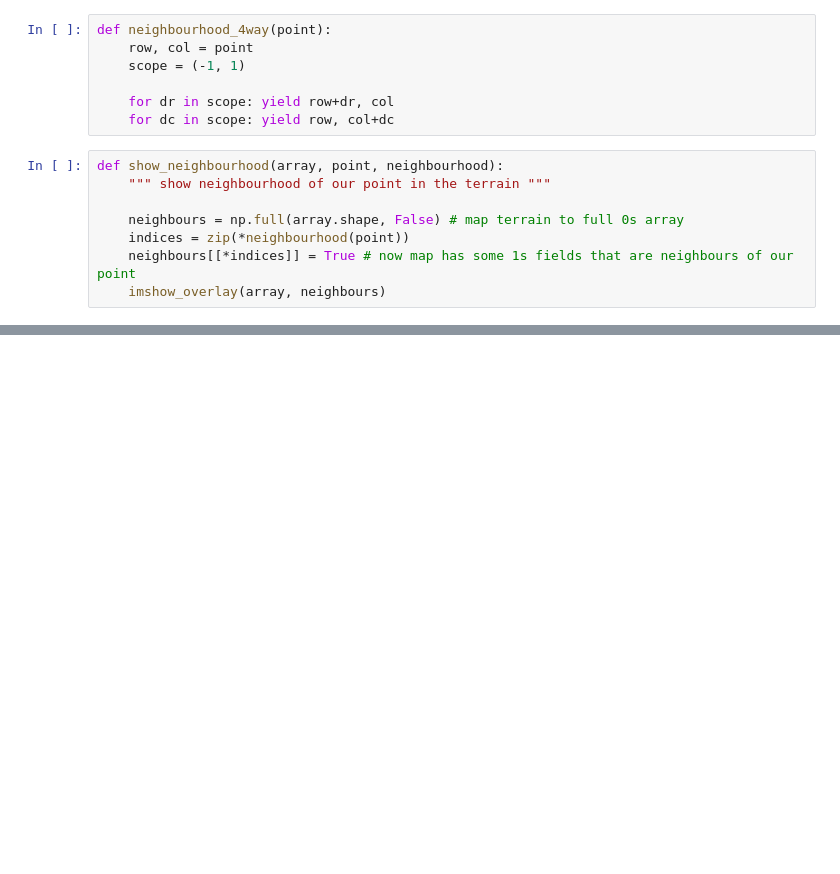
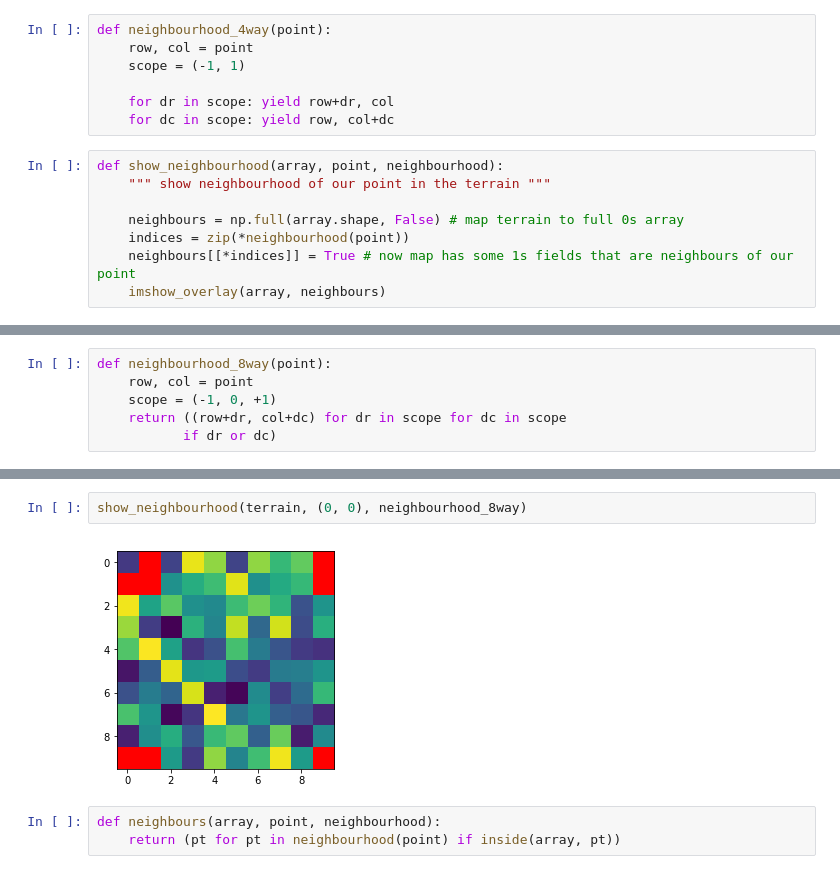
Before and after one commit to jankubierecki/python-ds, a Jupyter notebook: findig-the-shortest-path-on-image/finding_the_shortest_path.ipynb, the cells around one changed output, grey strips where cells are left out. Saved outputs shown, nothing was run; the diff lists cells and outputs as text; blank space fills up the shorter version.

```diff
--- a/findig-the-shortest-path-on-image/finding_the_shortest_path.ipynb
+++ b/findig-the-shortest-path-on-image/finding_the_shortest_path.ipynb
@@ -144,0 +145,6 @@ show_neighbourhood(terrain, (5,5), neighbourhood_4way)
+# %%
+def neighbourhood_8way(point):
+    row, col = point
+    scope = (-1, 0, +1)
+    return ((row+dr, col+dc) for dr in scope for dc in scope
+           if dr or dc)
@@ -144,0 +163,7 @@ show_neighbourhood(terrain, (5,5), neighbourhood_4way)
+# %%
+show_neighbourhood(terrain, (0, 0), neighbourhood_8way)
+# %% [output]
+[figure, added]
+# %%
+def neighbours(array, point, neighbourhood):
+    return (pt for pt in neighbourhood(point) if inside(array, pt))
```
Also changed, not shown: parts of 40 cells of this notebook.
